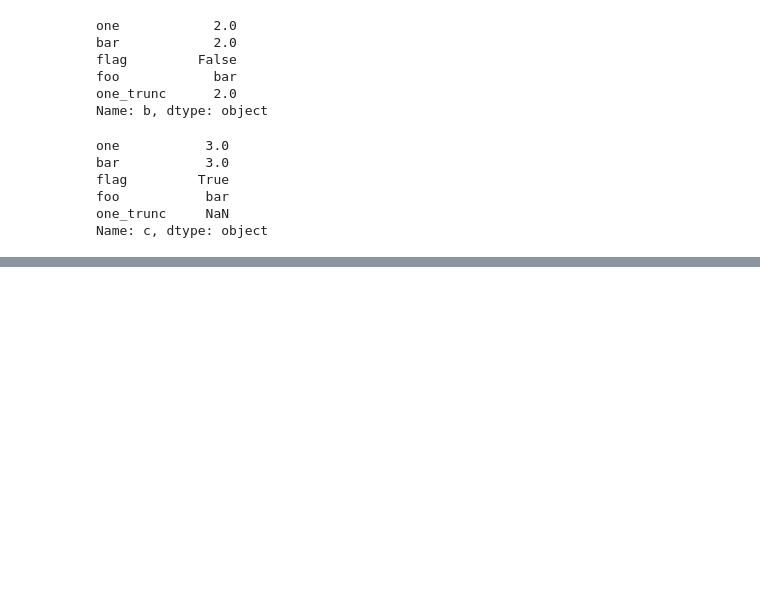
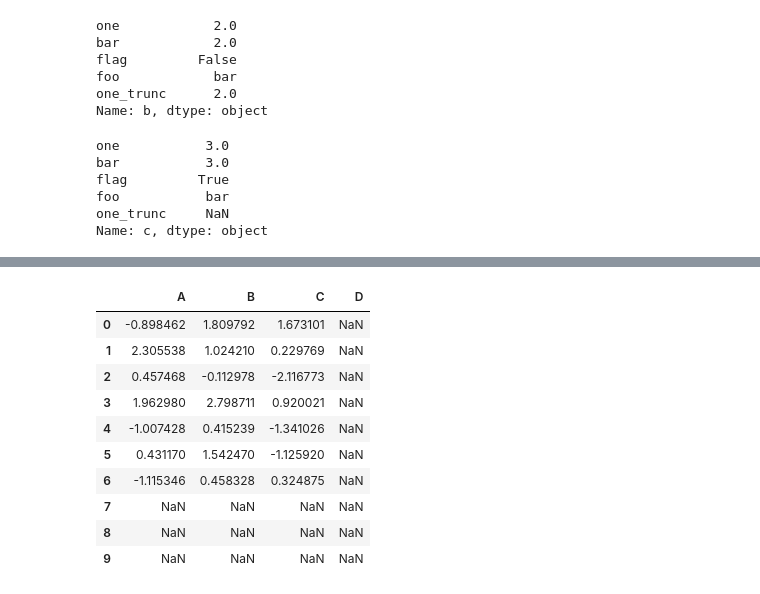
Before and after one commit to gopal-py07/DataSciencePandasExample, a Jupyter notebook: Intro to data structures/DataFrame/DataFrameDsaEx.ipynb, the cells around one changed output, grey strips where cells are left out. Cells and saved outputs as stored; diff of their text form; code cells hidden in the pictures; blank space fills up the shorter version.

```diff
--- a/Intro to data structures/DataFrame/DataFrameDsaEx.ipynb
+++ b/Intro to data structures/DataFrame/DataFrameDsaEx.ipynb
@@ -522,0 +543,2 @@ Name: c, dtype: object
+# %%
+df2 = pd.DataFrame(np.random.randn(7,3),columns=["A","B","C"])
@@ -522,0 +556,14 @@ Name: c, dtype: object
+# %%
+df+df2
+# %% [output]
+|  | A | B | C | D |
+| 0 | -0.898462 | 1.809792 | 1.673101 | NaN |
+| 1 | 2.305538 | 1.024210 | 0.229769 | NaN |
+| 2 | 0.457468 | -0.112978 | -2.116773 | NaN |
+| 3 | 1.962980 | 2.798711 | 0.920021 | NaN |
+| 4 | -1.007428 | 0.415239 | -1.341026 | NaN |
+| 5 | 0.431170 | 1.542470 | -1.125920 | NaN |
+| 6 | -1.115346 | 0.458328 | 0.324875 | NaN |
+| 7 | NaN | NaN | NaN | NaN |
+| 8 | NaN | NaN | NaN | NaN |
+| 9 | NaN | NaN | NaN | NaN |
```
Also changed, not shown: parts of 20 cells of this notebook.
